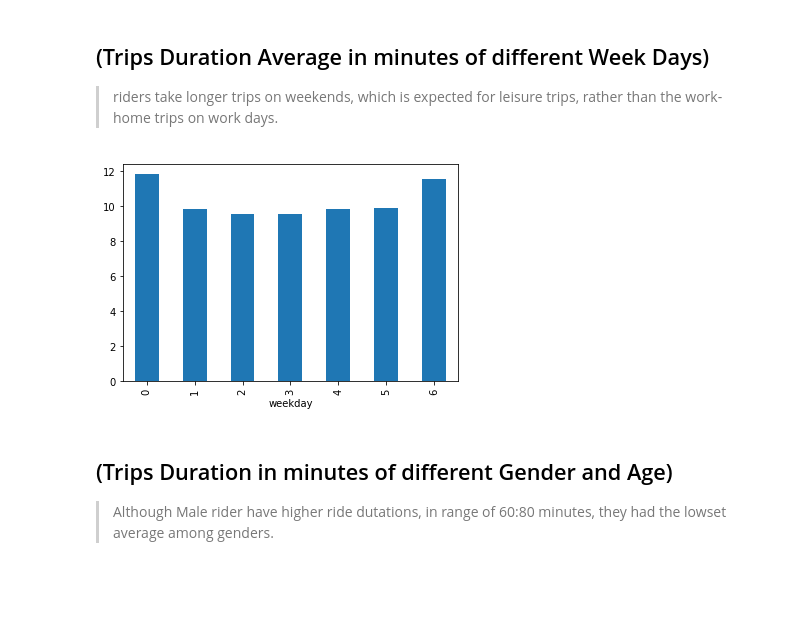
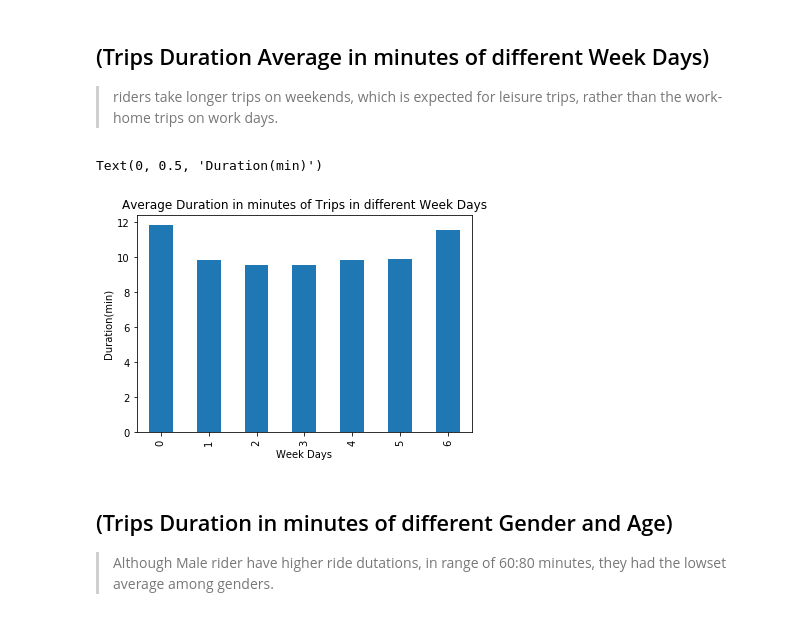
Before and after one commit to melnaquib/Communicate-Data-Findings, a Jupyter notebook: slide_deck.ipynb, the cells around one changed output. Cells and saved outputs as stored; diff of their text form; code cells hidden in the pictures; blank space fills up the shorter version.

```diff
--- a/slide_deck.ipynb
+++ b/slide_deck.ipynb
@@ -47,10 +53,14 @@ plt.xticks([False, True], ['Non-subscribers', 'Subscribers']);
 ## (Trips Duration Average in minutes of different Week Days)
 
 > riders take longer trips on weekends, which is expected for leisure trips, rather than the work-home trips on work days.
-# %%
-df.groupby('weekday')['duration_min'].mean().plot(kind='bar');
-# %% [output]
-[figure, removed]
+# %%
+df.groupby('weekday')['duration_min'].mean().plot(kind='bar');
+plt.title('Average Duration in minutes of Trips in different Week Days')
+plt.xlabel('Week Days')
+plt.ylabel('Duration(min)')
+# %% [output]
+Text(0, 0.5, 'Duration(min)')
+[figure, added]
 # %% [markdown]
 ## (Trips Duration in minutes of different Gender and Age)
 
```
Also changed, not shown: parts of 5 cells of this notebook, 4 other files.
